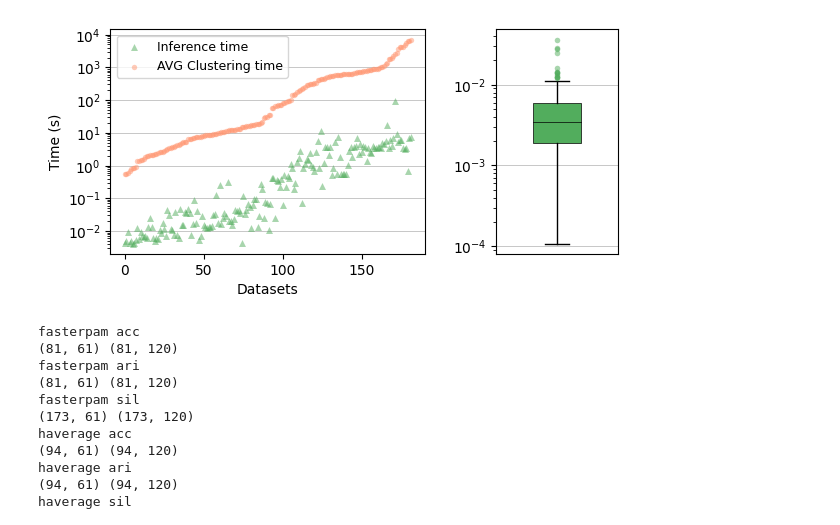
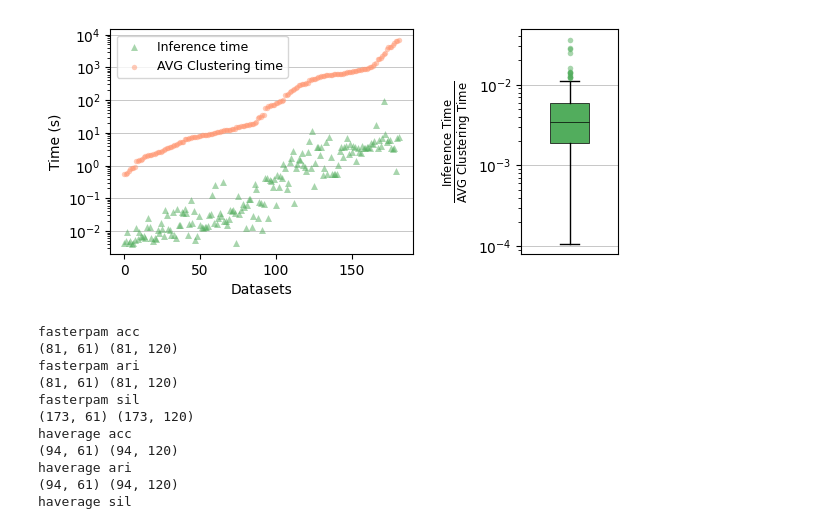
Before and after one commit to AbdoulayeDiop/simrec, a Jupyter notebook: paper/paper.ipynb, the cells around one changed output. Cells and saved outputs as stored; diff of their text form; code cells hidden in the pictures.

```diff
--- a/paper/paper.ipynb
+++ b/paper/paper.ipynb
@@ -61,36 +61,36 @@ for k, v in benchmark_durations["kprototypes"].items():
 indices = np.argsort(y1)
 x = np.array(x)[indices]
 y1 = np.array(y1)[indices]
 y2 = np.array(y2)[indices]
 y3 = np.array(y3)[indices]
 plt.figure(figsize=(6, 3))
 plt.subplot(1, 3, (1, 2))
 plt.scatter(np.arange(len(x)), x, marker="^", s=25, label="Inference time", c="#52AD5D", linewidths=0, alpha=0.5, zorder=2)
 plt.scatter(np.arange(len(y1)), y1/120, s=15, label="AVG Clustering time", c="#FF9671", linewidths=0, alpha=0.5, zorder=2)
 plt.yscale("log")
 # plt.axhline(y=np.quantile(x/y*120, 0.25), color="gray", linewidth=0.5)
 # plt.axhline(y=np.quantile(x/y*120, 0.5), color="gray", linewidth=0.5)
 # plt.axhline(y=np.quantile(x/y*120, 0.75), color="gray", linewidth=0.5)
 plt.grid(axis="y", linewidth=0.5)
 plt.ylabel("Time (s)")
 plt.xlabel("Datasets")
 plt.legend(fontsize=9)
 plt.subplot(1, 3, 3)
 boxprops = dict(linewidth=0.5, facecolor="#52AD5D", alpha=1) # "#52AD5D", "#FF9671"
 flierprops = dict(marker='o', markerfacecolor="#52AD5D", markeredgecolor='none', markersize=4, alpha=0.5,
                 linewidth=0)
 medianprops = dict(color='black', linewidth=0.5)
 meanprops = dict(marker='*', markerfacecolor='red', markeredgecolor='none', linewidth=0)
 b = plt.boxplot([x/y1*120], widths=0.4, patch_artist=True, boxprops=boxprops, flierprops=flierprops, medianprops=medianprops, showcaps=True, showfliers=True)
 plt.xticks([])
-# plt.ylabel("$\\frac{\\text{Inference Time}}{\text{AVG Clustering Time}}$", fontsize=12)
+plt.ylabel("$\\frac{\\text{Inference Time}}{\\text{AVG Clustering Time}}$", fontsize=12)
 plt.yscale("log")
 plt.grid(axis="y", linewidth=0.5)
 plt.tight_layout(w_pad=2)
-# plt.savefig(f"imgs/inference_time_kprototypes.pdf")
+plt.savefig(f"imgs/inference_time_kprototypes.pdf")
 plt.show()
 # %% [output]
-[figure, old version]
+[figure, new version]
 # %%
 # import openml
 
```
Also changed, not shown: parts of 7 cells of this notebook, 5 other files.
